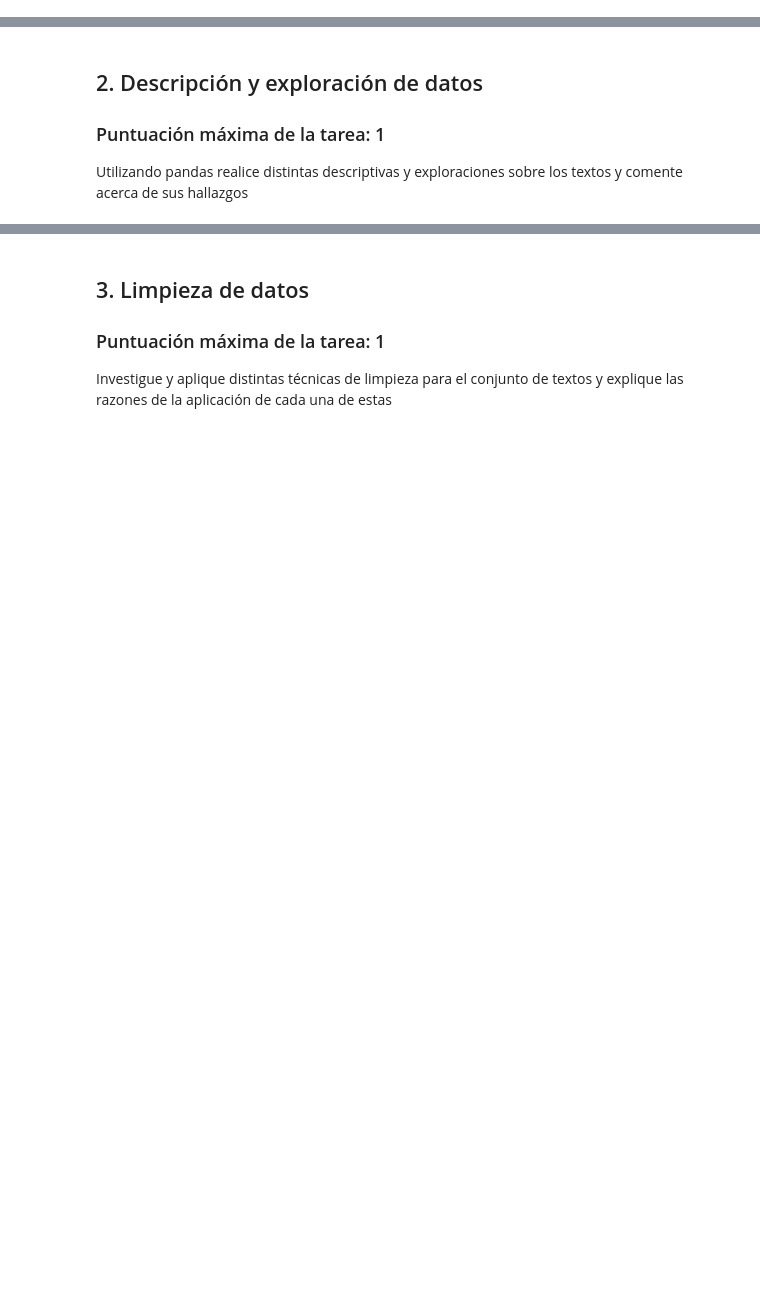
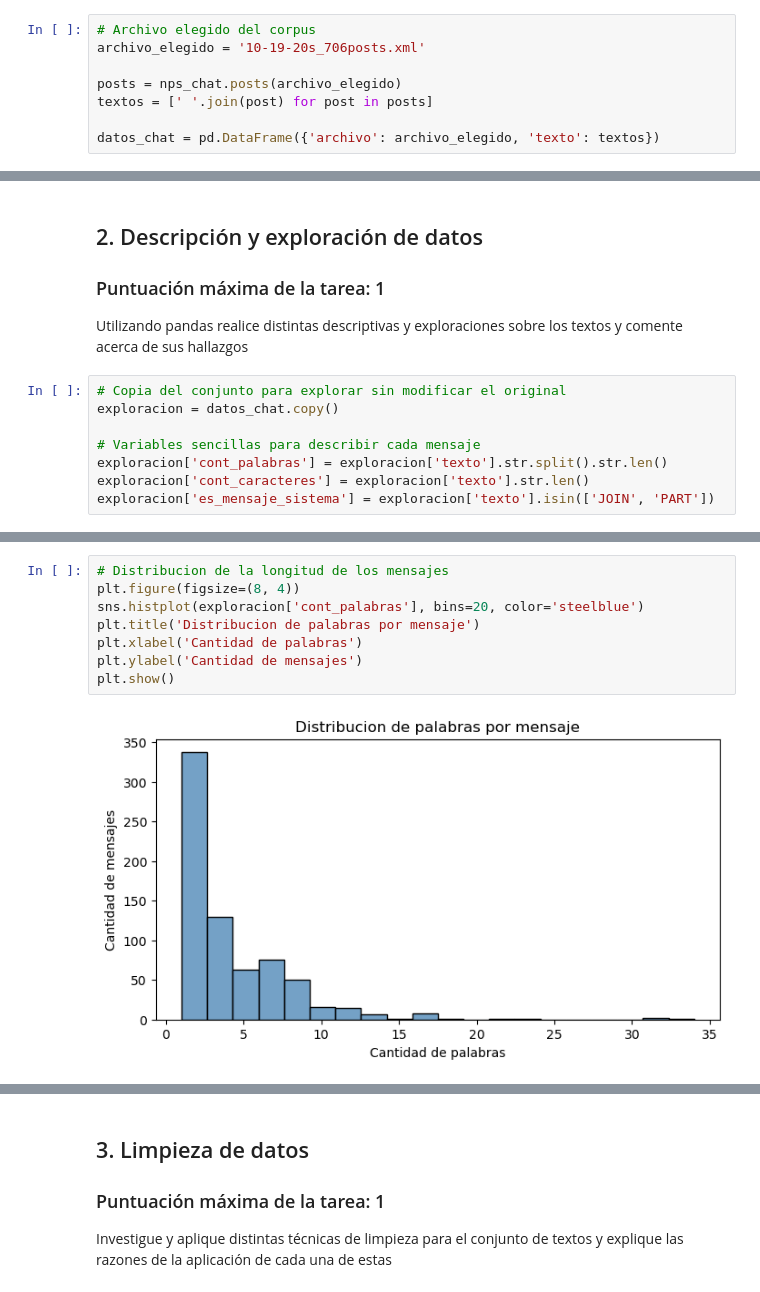
Before and after one commit to Puntin26/NLP, a Jupyter notebook: Portafolio Ejercicios 1.ipynb, the cells around one changed output, grey strips where cells are left out. Saved outputs shown, nothing was run; the diff lists cells and outputs as text; blank space fills up the shorter version.

```diff
--- a/Portafolio Ejercicios 1.ipynb
+++ b/Portafolio Ejercicios 1.ipynb
@@ -19,3 +25,11 @@ from nltk.corpus import nps_chat, wordnet
 ### Puntuación máxima de la tarea: 1
 
 Investigue en detalle sobre el corpus nps_chat de NLTK. Elija un archivo de dicho corpus para trabajar los siguientes puntos y explique en detalle lo que contiene y el motivo de su elección.
+# %%
+# Archivo elegido del corpus
+archivo_elegido = '10-19-20s_706posts.xml'
+
+posts = nps_chat.posts(archivo_elegido)
+textos = [' '.join(post) for post in posts]
+
+datos_chat = pd.DataFrame({'archivo': archivo_elegido, 'texto': textos})
@@ -28,3 +51,11 @@ Utilice esta celda para colocar comentarios en el notebook, cuando lo estime nec
 ### Puntuación máxima de la tarea: 1
 
 Utilizando pandas realice distintas descriptivas y exploraciones sobre los textos y comente acerca de sus hallazgos
+# %%
+# Copia del conjunto para explorar sin modificar el original
+exploracion = datos_chat.copy()
+
+# Variables sencillas para describir cada mensaje
+exploracion['cont_palabras'] = exploracion['texto'].str.split().str.len()
+exploracion['cont_caracteres'] = exploracion['texto'].str.len()
+exploracion['es_mensaje_sistema'] = exploracion['texto'].isin(['JOIN', 'PART'])
@@ -30,0 +126,10 @@ Utilizando pandas realice distintas descriptivas y exploraciones sobre los texto
+# %%
+# Distribucion de la longitud de los mensajes
+plt.figure(figsize=(8, 4))
+sns.histplot(exploracion['cont_palabras'], bins=20, color='steelblue')
+plt.title('Distribucion de palabras por mensaje')
+plt.xlabel('Cantidad de palabras')
+plt.ylabel('Cantidad de mensajes')
+plt.show()
+# %% [output]
+[figure, added]
```
Also changed, not shown: parts of 25 cells of this notebook, 2 other files.
